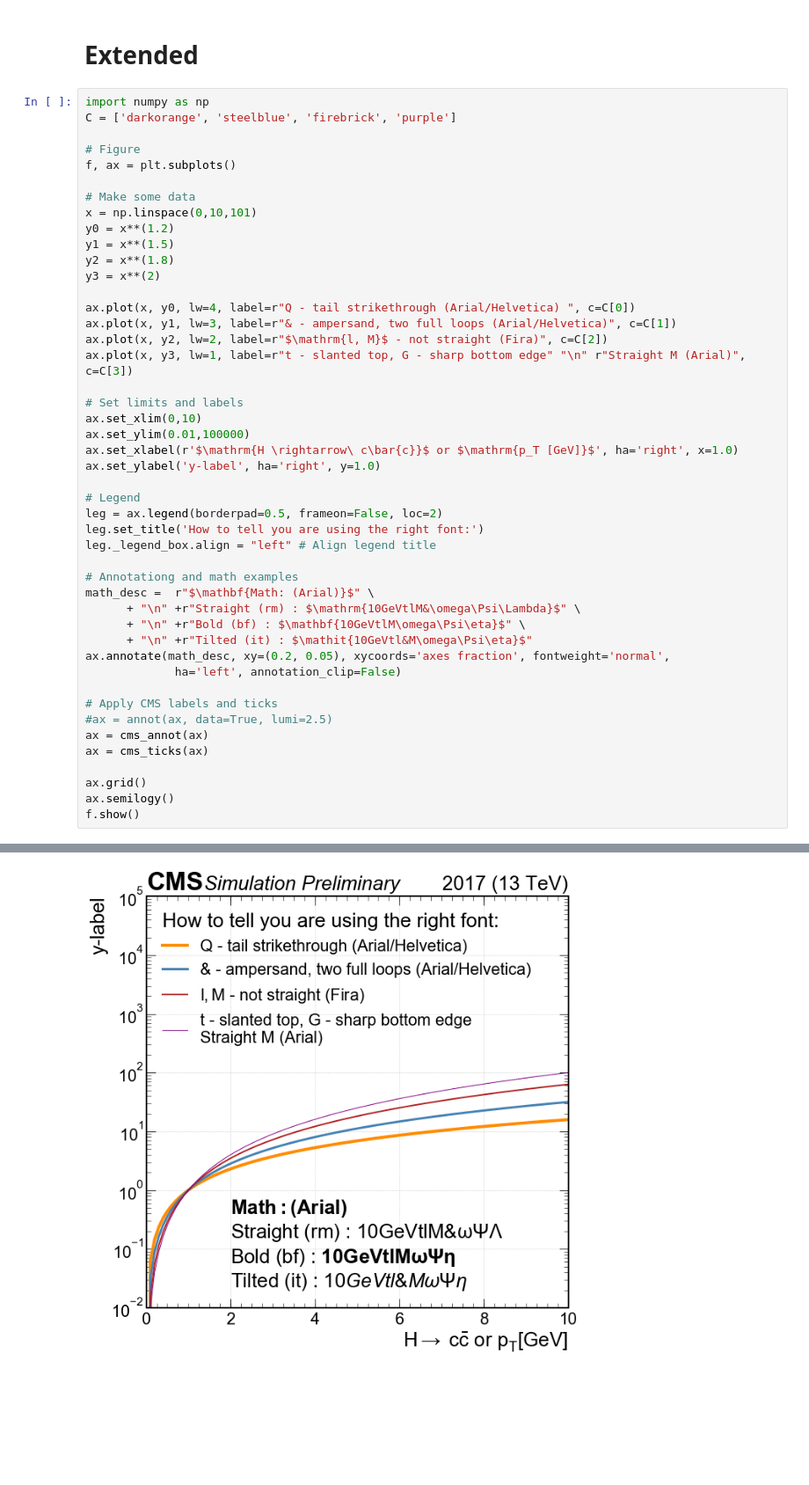
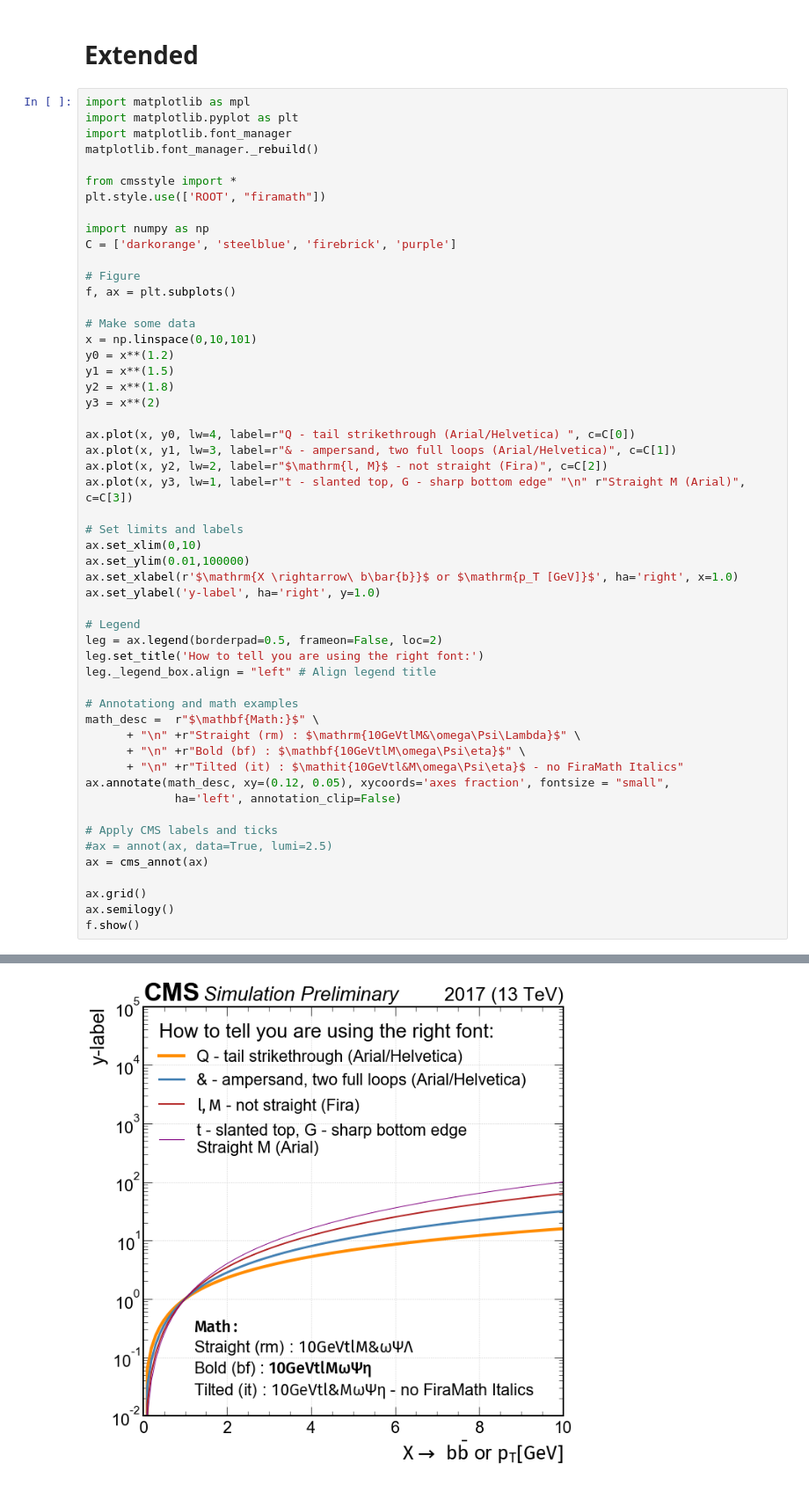
Before and after one commit to scikit-hep/mplhep, a Jupyter notebook: Examples.ipynb, the cells around one changed output, grey strips where cells are left out. Shown at 88% size. Drawn from its saved outputs; the diff is of its cells as text; blank space fills up the shorter version.

```diff
--- a/Examples.ipynb
+++ b/Examples.ipynb
@@ -77,6 +83,14 @@ f.show()
 # %% [markdown]
 # Extended
 # %%
+import matplotlib as mpl
+import matplotlib.pyplot as plt
+import matplotlib.font_manager
+matplotlib.font_manager._rebuild()
+
+from cmsstyle import *
+plt.style.use(['ROOT', "firamath"])
+
 import numpy as np
 C = ['darkorange', 'steelblue', 'firebrick', 'purple']
 
@@ -98,7 +112,7 @@ ax.plot(x, y3, lw=1, label=r"t - slanted top, G - sharp bottom edge" "\n" r"Stra
 # Set limits and labels
 ax.set_xlim(0,10)
 ax.set_ylim(0.01,100000)
-ax.set_xlabel(r'$\mathrm{H \rightarrow\ c\bar{c}}$ or $\mathrm{p_T [GeV]}$', ha='right', x=1.0)
+ax.set_xlabel(r'$\mathrm{X \rightarrow\ b\bar{b}}$ or $\mathrm{p_T [GeV]}$', ha='right', x=1.0)
 ax.set_ylabel('y-label', ha='right', y=1.0)
 
 # Legend
@@ -107,17 +121,16 @@ leg.set_title('How to tell you are using the right font:')
 leg._legend_box.align = "left" # Align legend title
 
 # Annotationg and math examples
-math_desc =  r"$\mathbf{Math: (Arial)}$" \
+math_desc =  r"$\mathbf{Math:}$" \
       + "\n" +r"Straight (rm) : $\mathrm{10GeVtlM&\omega\Psi\Lambda}$" \
       + "\n" +r"Bold (bf) : $\mathbf{10GeVtlM\omega\Psi\eta}$" \
-      + "\n" +r"Tilted (it) : $\mathit{10GeVtl&M\omega\Psi\eta}$"
-ax.annotate(math_desc, xy=(0.2, 0.05), xycoords='axes fraction', fontweight='normal',
+      + "\n" +r"Tilted (it) : $\mathit{10GeVtl&M\omega\Psi\eta}$ - no FiraMath Italics"
+ax.annotate(math_desc, xy=(0.12, 0.05), xycoords='axes fraction', fontsize = "small",
              ha='left', annotation_clip=False)
 
 # Apply CMS labels and ticks
 #ax = annot(ax, data=True, lumi=2.5)
 ax = cms_annot(ax)
-ax = cms_ticks(ax)
 
 ax.grid()
 ax.semilogy()
@@ -126 +147 @@ f.show()
-[figure, old version]
+[figure, new version]
```
Also changed, not shown: parts of 3 cells of this notebook, 8 other files.
